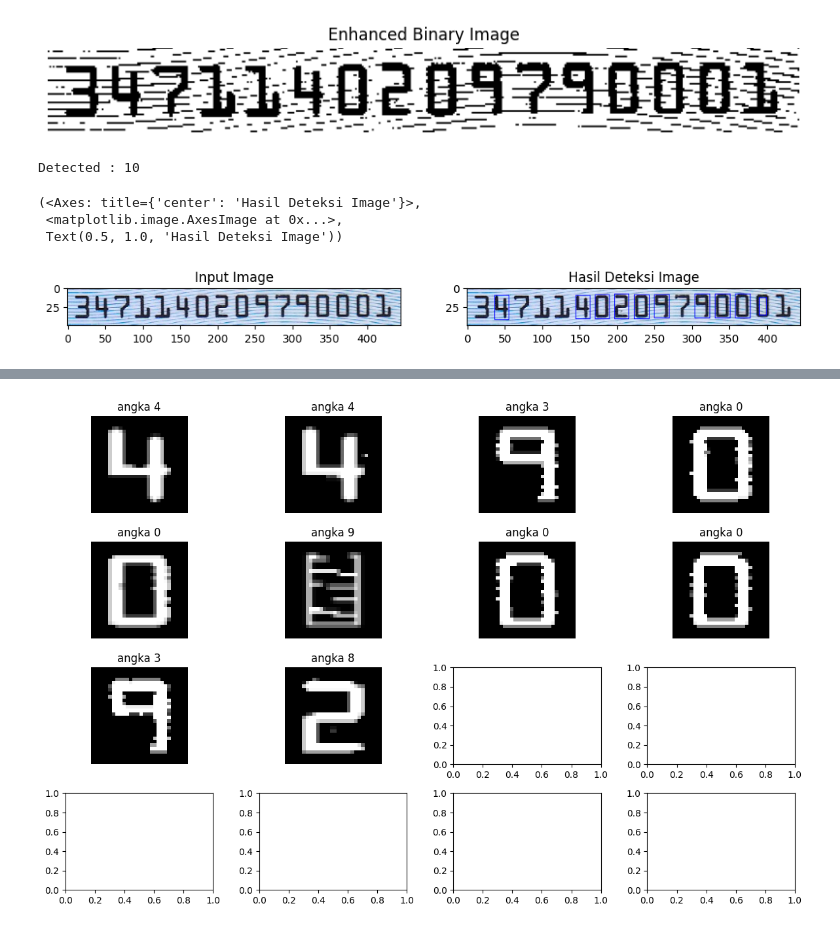
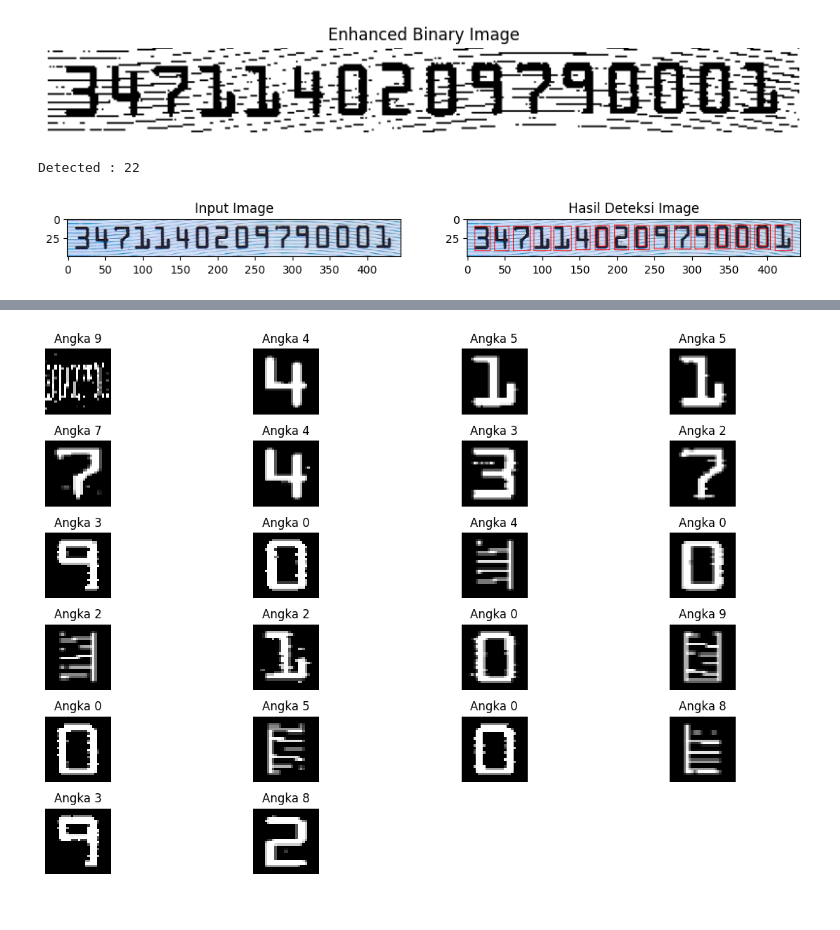
Before and after one commit to NadilaAmaliaaa/PCVK_GANJIL_2024, a Jupyter notebook: Week12.ipynb, the cells around one changed output, grey strips where cells are left out. Saved outputs shown, nothing was run; the diff lists cells and outputs as text; code cells hidden in the pictures.

```diff
--- a/Week12.ipynb
+++ b/Week12.ipynb
@@ -740,58 +740,79 @@ plt.show()
 # %% [output]
 [figure]
 # %%
+import cv2
+import numpy as np
+from sklearn.decomposition import PCA
+import matplotlib.pyplot as plt
+
+# Deteksi kontur
 gray = cv2.cvtColor(cropped_img, cv2.COLOR_RGB2GRAY)
-thresh = cv2.threshold(gray, 0, 255,
-	cv2.THRESH_BINARY | cv2.THRESH_OTSU)[1]
+thresh = cv2.threshold(gray, 0, 255, cv2.THRESH_BINARY | cv2.THRESH_OTSU)[1]
 kernel = cv2.getStructuringElement(cv2.MORPH_ELLIPSE, (1, 5))
 thresh = cv2.morphologyEx(thresh, cv2.MORPH_OPEN, kernel)
 
 contours, hierarchy = cv2.findContours(thresh, cv2.RETR_TREE, cv2.CHAIN_APPROX_SIMPLE)
 detected = cropped_img.copy()
-nums=[]
+nums = []
 
 for contour in contours:
     x, y, w, h = cv2.boundingRect(contour)
-    if w >= 10 and w <= 20 :
-      cv2.rectangle(detected, (x, y), (x + w, y + h), (255, 0, 0), 1)
-      num = cropped_img[y:y+h,x:x+w].copy()
-      nums.append(num)
+    aspect_ratio = w / h  # Menghitung rasio lebar dan tinggi
+    if (h >= 40 and w >= 10 and aspect_ratio <= 1) or \
+       (h >= 8 and w >= 8 and aspect_ratio <= 10) or \
+       (h >= 10 and w >= 7 and aspect_ratio <= 8):
+        cv2.rectangle(detected, (x, y), (x + w, y + h), (0, 0, 255), thickness=1)
+        num = cropped_img[y:y + h, x:x + w]  # Potong gambar
+        nums.append(num)
 
 print(f'Detected : {len(nums)}')
+
+# Plot hasil deteksi awal
 plt.figure(figsize=(12, 8))
-plt.subplot(121), plt.imshow(cv2.cvtColor(cropped_img,cv2.COLOR_BGR2RGB), cmap='gray'), plt.title('Input Image')
-plt.subplot(122), plt.imshow(cv2.cvtColor(detected,cv2.COLOR_BGR2RGB), cmap='gray'), plt.title('Hasil Deteksi Image')
+plt.subplot(121), plt.imshow(cv2.cvtColor(cropped_img, cv2.COLOR_BGR2RGB)), plt.title('Input Image')
+plt.subplot(122), plt.imshow(cv2.cvtColor(detected, cv2.COLOR_BGR2RGB)), plt.title('Hasil Deteksi Image')
+plt.show()
 # %% [output]
-Detected : 10
+Detected : 22
-(<Axes: title={'center': 'Hasil Deteksi Image'}>,
- <matplotlib.image.AxesImage at 0x...>,
- Text(0.5, 1.0, 'Hasil Deteksi Image'))
-[figure, old version]
+[figure, new version]
 # %%
-from sklearn.decomposition import PCA
+# PCA dan prediksi angka
+num_count = len(nums)
+cols = 4  # Tetapkan jumlah kolom
+rows = (num_count + cols - 1) // cols  # Hitung jumlah baris berdasarkan jumlah elemen
 
-fig, axes = plt.subplots(4, 4, figsize=(12,8))
+fig, axes = plt.subplots(rows, cols, figsize=(12, 8))
+axes = axes.flatten()  # Ratakan array subplot untuk akses yang lebih mudah
 
-for i,num in enumerate(nums):
-    num = cv2.cvtColor(num,cv2.COLOR_BGR2GRAY)
+for i, num in enumerate(nums):
+    num = cv2.cvtColor(num, cv2.COLOR_BGR2GRAY)
     ret, thresh = cv2.threshold(num, 127, 255, cv2.THRESH_BINARY_INV + cv2.THRESH_OTSU)
+
+    # Tambahkan padding dan ubah ukuran
     top, bottom, left, right = 4, 4, 4, 4
     num = cv2.copyMakeBorder(thresh, top, bottom, left, right, cv2.BORDER_CONSTANT, value=(0, 0, 0))
     num = cv2.resize(num, (28, 28))
     num = np.array(num)
     num = num / 255.0
 
-    #PCA
-    num_vector = num.reshape((-1, 1))
-    pca = PCA(n_components= 1)
+    # PCA
+    num_vector = num.flatten().reshape((-1, 1))
+    pca = PCA(n_components=1)
     num_pca = pca.fit_transform(num_vector)
-    num_upscaled = num_pca.reshape(-1, 28, 28, 1)
+    num_upscaled = num_pca.reshape(-1, 28, 28, 1)  # Pastikan dimensi sesuai untuk model
+
+    # Prediksi (Pastikan model sudah terdefinisi)
     pred = model.predict(num_upscaled)
     pred = np.argmax(pred)
 
-    axes[i // 4, i % 4].imshow(num_upscaled.reshape(num.shape), cmap='gray')
-    axes[i // 4, i % 4].set_title(f'angka {pred}')
-    axes[i // 4, i % 4].axis('off')
+    # Plot angka hasil PCA dan prediksi
+    axes[i].imshow(num, cmap='gray')
+    axes[i].set_title(f'Angka {pred}')
+    axes[i].axis('off')
+
+# Sembunyikan subplot yang tidak terpakai
+for j in range(i + 1, len(axes)):
+    axes[j].axis('off')
 
 plt.tight_layout()
 plt.show()
@@ -809 +837 @@ plt.show()
-[figure, old version]
+[figure, new version]
```
Also changed, not shown: parts of 3 cells of this notebook.
